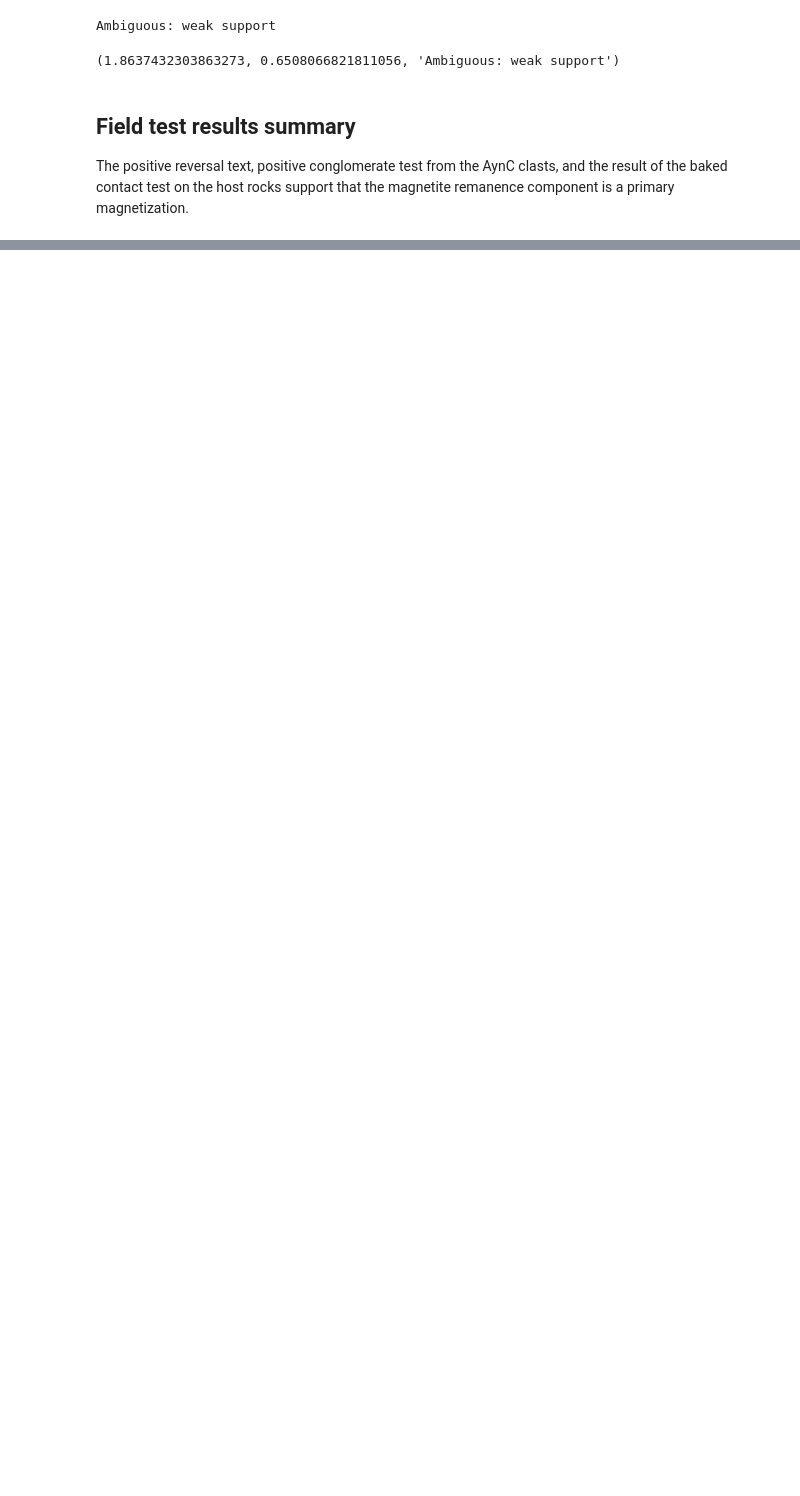
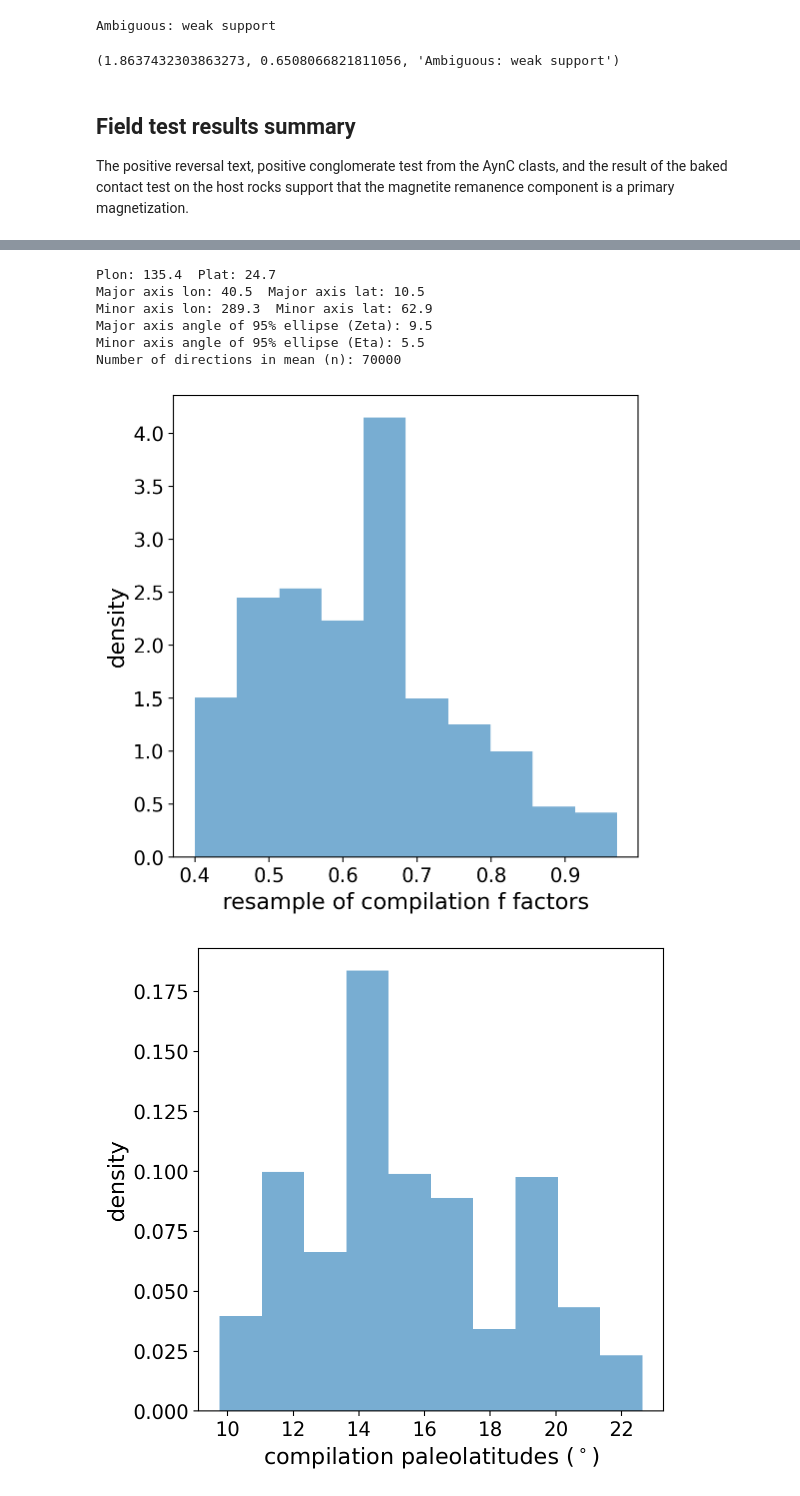
Before and after one commit to Swanson-Hysell-Group/2025_Oman_Paleogeography, a Jupyter notebook: code/dike_paleomagnetism.ipynb, the cells around one changed output, grey strips where cells are left out. Saved outputs shown, nothing was run; the diff lists cells and outputs as text; code cells hidden in the pictures; blank space fills up the shorter version.

```diff
--- a/code/dike_paleomagnetism.ipynb
+++ b/code/dike_paleomagnetism.ipynb
@@ -783,0 +787,4 @@ The positive reversal text, positive conglomerate test from the AynC clasts, and
+# %%
+Kempf_plat = 23.3
+Kempf_plon = 141.8
+Kempf_A95 = np.sqrt(3.9*7.5)
@@ -783,0 +904,14 @@ The positive reversal text, positive conglomerate test from the AynC clasts, and
+# %%
+Kempf_pole_kent = find_compilation_kent(Kempf_plon, Kempf_plat, Kempf_A95,
+                                        Mirbat_area_lon, Mirbat_area_lat,
+                                        map_central_longitude=90, map_central_latitude=15
+                                        ,n=10000,n_fish=1000)
+# %% [output]
+Plon: 135.4  Plat: 24.7
+Major axis lon: 40.5  Major axis lat: 10.5
+Minor axis lon: 289.3  Minor axis lat: 62.9
+Major axis angle of 95% ellipse (Zeta): 9.5
+Minor axis angle of 95% ellipse (Eta): 5.5
+Number of directions in mean (n): 70000
+[figure, added]
+[figure, added]
```
Also changed, not shown: parts of 21 cells of this notebook, 1 other file.
